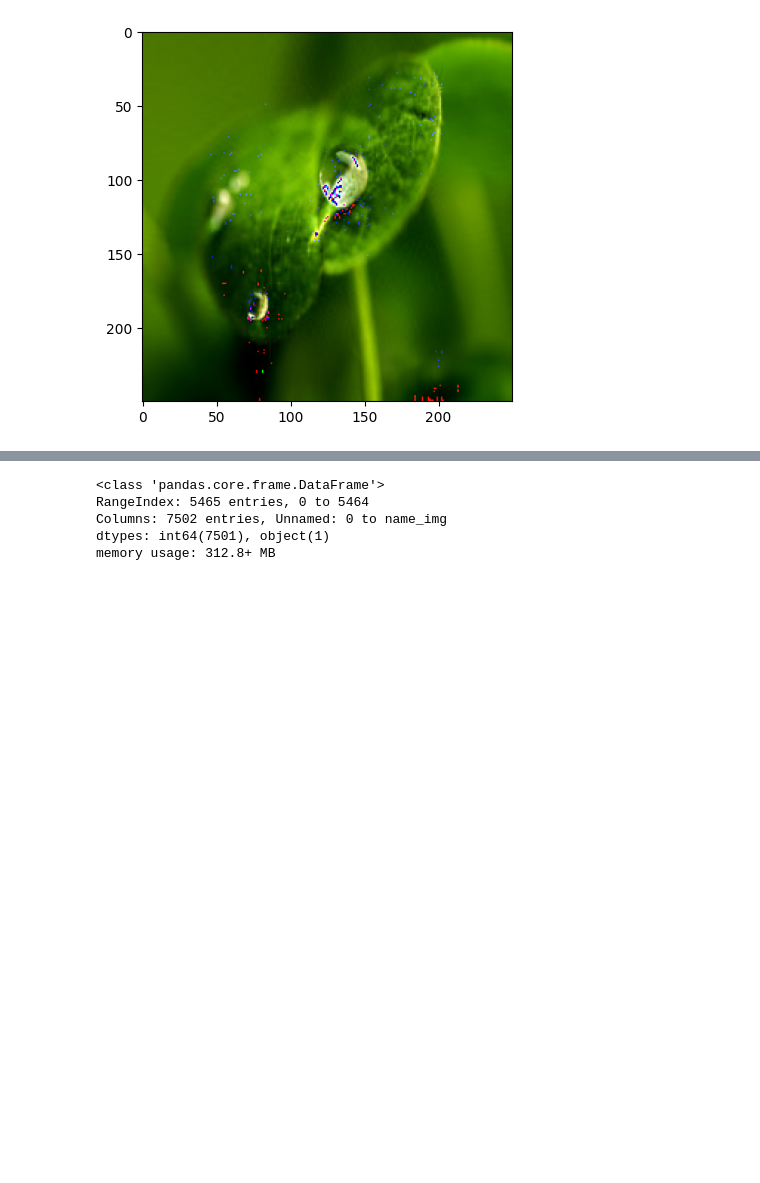
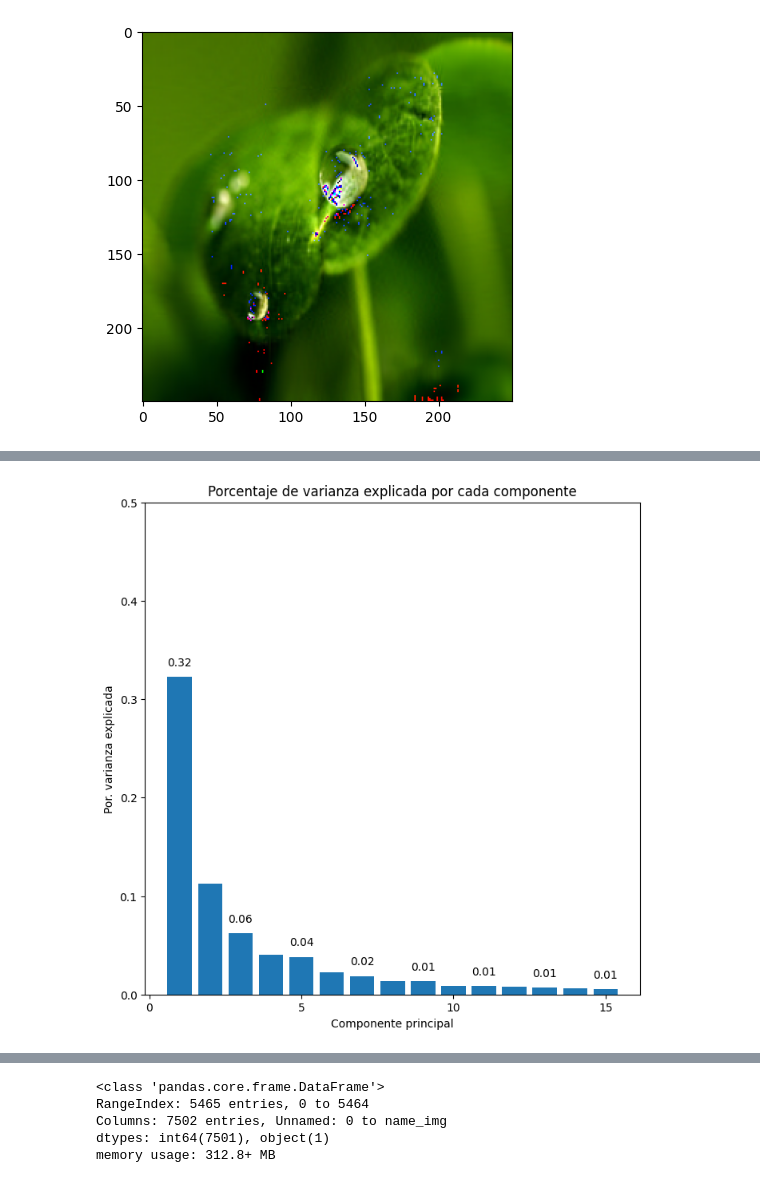
Before and after one commit to Alkaeee/Proyect_ML, a Jupyter notebook: notebooks/clean.ipynb, the cells around one changed output, grey strips where cells are left out. Drawn from its saved outputs; the diff is of its cells as text; code cells hidden in the pictures; blank space fills up the shorter version.

Commit message:
add models, app

```diff
--- a/notebooks/clean.ipynb
+++ b/notebooks/clean.ipynb
@@ -188,0 +205,7 @@ df_test_comp.to_csv(".\\data\\datasets\\test.csv", sep=";")
+# %%
+def feauture_engine(df):
+    le = LabelEncoder()
+    le.fit(df["name_img"])
+    df["name_img_encode"] = le.transform(df["name_img"])
+
+    return df
@@ -188,0 +221,3 @@ df_test_comp.to_csv(".\\data\\datasets\\test.csv", sep=";")
+# %%
+df_comp_encode = feauture_engine(df_comp)
+df_comp_encode
@@ -188,0 +238,35 @@ df_test_comp.to_csv(".\\data\\datasets\\test.csv", sep=";")
+# %%
+pca_pipe = make_pipeline(StandardScaler(), PCA(n_components=15))
+pca_pipe.fit(df_comp_encode.drop(columns="name_img").values)
+
+modelo_pca = pca_pipe['pca']
+# %%
+fig, ax = plt.subplots(nrows=1, ncols=1, figsize=(8, 8))
+ax.bar(
+    x      = np.arange(modelo_pca.n_components_) + 1,
+    height = modelo_pca.explained_variance_ratio_
+)
+i=2
+for x, y in zip(np.arange(len(df_comp_encode.drop(columns="name_img").columns)) + 1, modelo_pca.explained_variance_ratio_):
+    label = round(y, 2)
+    if i%2==0:
+        ax.annotate(
+            label,
+            (x,y),
+            textcoords="offset points",
+            xytext=(0,10),
+            ha='center'
+        )
+    i += 1
+
+xticks = np.arange(0, modelo_pca.n_components_ + 1, 5)
+
+ax.set_xticks(xticks)
+ax.set_yticks(np.arange(0,0.6,0.1))
+ax.set_ylim(0, 0.5)
+ax.set_title('Porcentaje de varianza explicada por cada componente')
+ax.set_xlabel('Componente principal')
+ax.set_ylabel('Por. varianza explicada');
+plt.savefig("..\\app\\src\\img\\analytics\\pac_varianza_comp.png")
+# %% [output]
+[figure, added]
```
Also changed, not shown: parts of 27 cells of this notebook, 16 other files.
